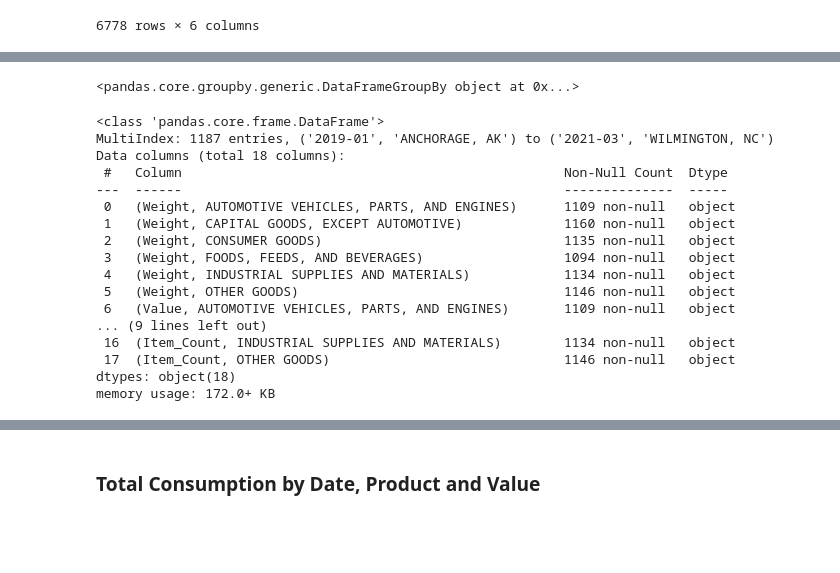
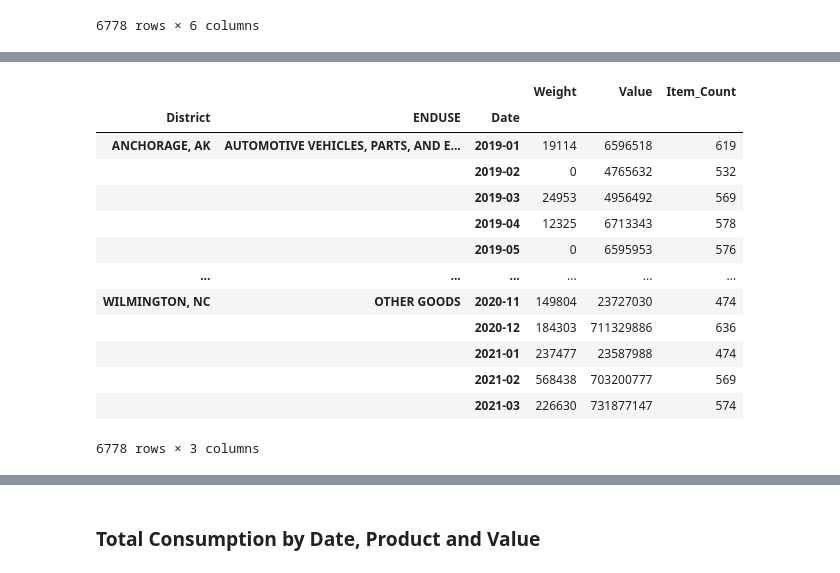
Before and after one commit to naydeenmonzon/Project-2, a Jupyter notebook: US_Census.ipynb, the cells around one changed output, grey strips where cells are left out. Saved outputs shown, nothing was run; the diff lists cells and outputs as text; code cells hidden in the pictures; blank space fills up the shorter version.

```diff
--- a/US_Census.ipynb
+++ b/US_Census.ipynb
@@ -565,25 +595,18 @@ grendusedata
 1187 rows × 18 columns
 # %%
-endusedata.groupby(['District','ENDUSE','Date'])
+endusedata.groupby(['District','ENDUSE','Date']).sum()
 # %% [output]
+|  |  |  | Weight | Value | Item_Count |
+| District | ENDUSE | Date |  |  |  |
+| ANCHORAGE, AK | AUTOMOTIVE VEHICLES, PARTS, AND E... | 2019-01 | 19114 | 6596518 | 619 |
+|  |  | 2019-02 | 0 | 4765632 | 532 |
+|  |  | 2019-03 | 24953 | 4956492 | 569 |
+|  |  | 2019-04 | 12325 | 6713343 | 578 |
+|  |  | 2019-05 | 0 | 6595953 | 576 |
+| ... | ... | ... | ... | ... | ... |
+| WILMINGTON, NC | OTHER GOODS | 2020-11 | 149804 | 23727030 | 474 |
+|  |  | 2020-12 | 184303 | 711329886 | 636 |
+|  |  | 2021-01 | 237477 | 23587988 | 474 |
+|  |  | 2021-02 | 568438 | 703200777 | 569 |
+|  |  | 2021-03 | 226630 | 731877147 | 574 |
-<pandas.core.groupby.generic.DataFrameGroupBy object at 0x...>
+6778 rows × 3 columns
-# %%
-grendusedata.info()
-# %% [output]
-<class 'pandas.core.frame.DataFrame'>
-MultiIndex: 1187 entries, ('2019-01', 'ANCHORAGE, AK') to ('2021-03', 'WILMINGTON, NC')
-Data columns (total 18 columns):
- #   Column                                                 Non-Null Count  Dtype
----  ------                                                 --------------  -----
- 0   (Weight, AUTOMOTIVE VEHICLES, PARTS, AND ENGINES)      1109 non-null   object
- 1   (Weight, CAPITAL GOODS, EXCEPT AUTOMOTIVE)             1160 non-null   object
- 2   (Weight, CONSUMER GOODS)                               1135 non-null   object
- 3   (Weight, FOODS, FEEDS, AND BEVERAGES)                  1094 non-null   object
- 4   (Weight, INDUSTRIAL SUPPLIES AND MATERIALS)            1134 non-null   object
- 5   (Weight, OTHER GOODS)                                  1146 non-null   object
- 6   (Value, AUTOMOTIVE VEHICLES, PARTS, AND ENGINES)       1109 non-null   object
-... (9 lines left out)
- 16  (Item_Count, INDUSTRIAL SUPPLIES AND MATERIALS)        1134 non-null   object
- 17  (Item_Count, OTHER GOODS)                              1146 non-null   object
-dtypes: object(18)
-memory usage: 172.0+ KB
```
Also changed, not shown: parts of 23 cells of this notebook, 8 other files.
